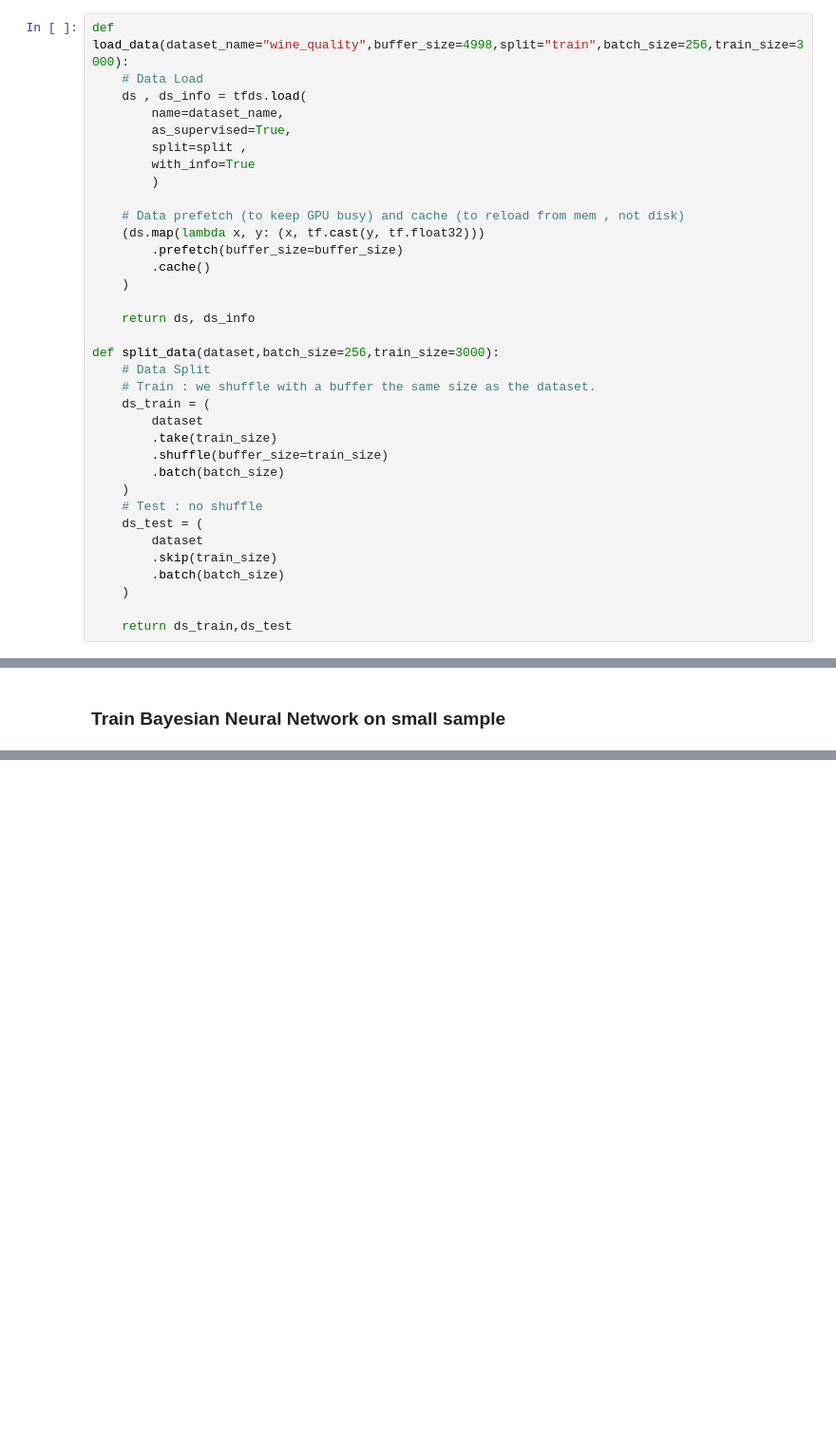
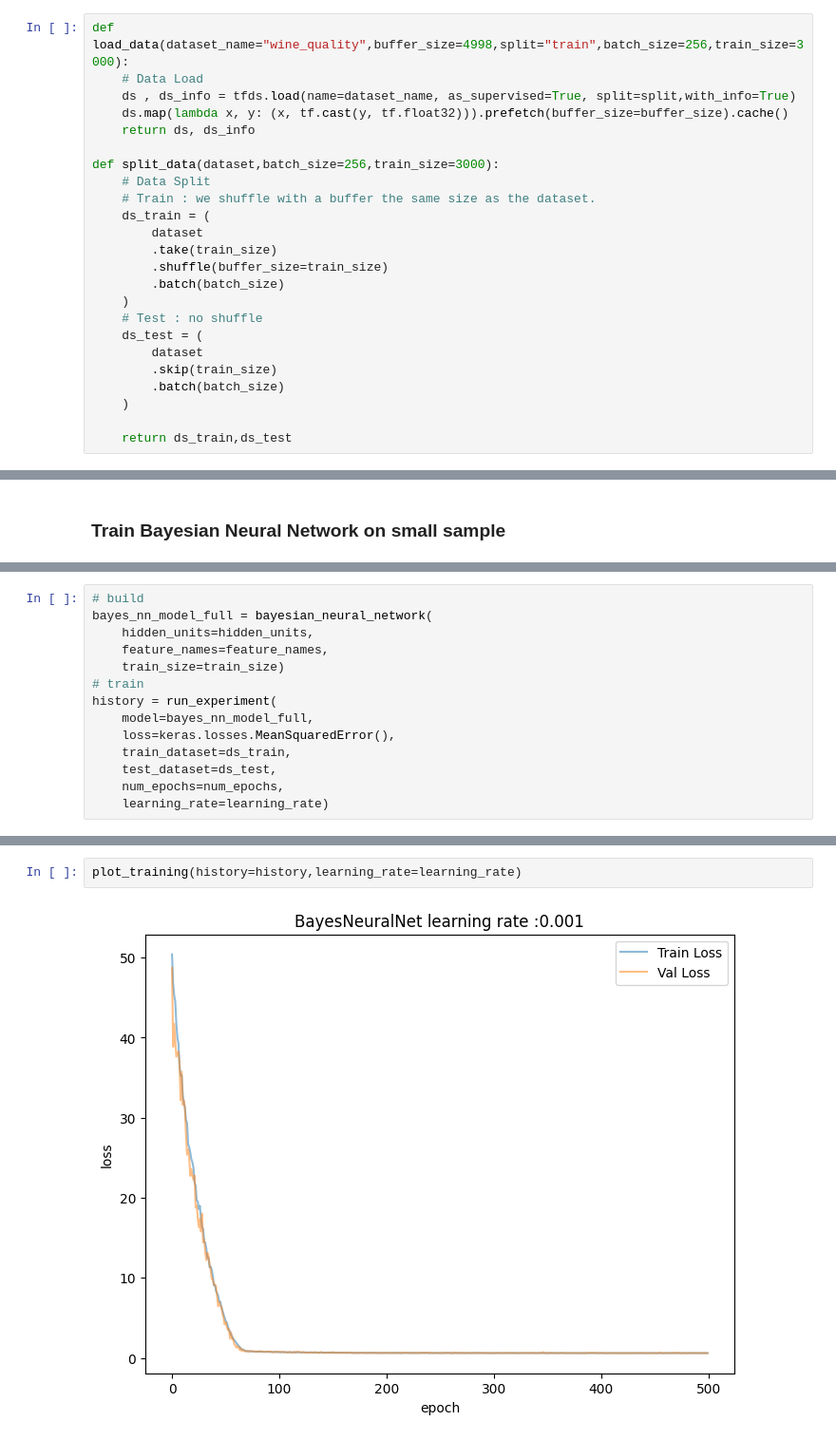
Before and after one commit to asierabreu/bayesian, a Jupyter notebook: notebooks/classification_bnn.ipynb, the cells around one changed output, grey strips where cells are left out. Shown: that part at 95% size. Cells and saved outputs as stored; diff of their text form; blank space fills up the shorter version.

```diff
--- a/notebooks/classification_bnn.ipynb
+++ b/notebooks/classification_bnn.ipynb
@@ -44,19 +38,8 @@ To enable the following instructions: AVX2 AVX512F FMA, in other operations, reb
 # %%
 def load_data(dataset_name="wine_quality",buffer_size=4998,split="train",batch_size=256,train_size=3000):
     # Data Load
-    ds , ds_info = tfds.load(
-        name=dataset_name,
-        as_supervised=True,
-        split=split ,
-        with_info=True
-        )
-
-    # Data prefetch (to keep GPU busy) and cache (to reload from mem , not disk)
-    (ds.map(lambda x, y: (x, tf.cast(y, tf.float32)))
-        .prefetch(buffer_size=buffer_size)
-        .cache()
-    )
-
+    ds , ds_info = tfds.load(name=dataset_name, as_supervised=True, split=split,with_info=True)
+    ds.map(lambda x, y: (x, tf.cast(y, tf.float32))).prefetch(buffer_size=buffer_size).cache()
     return ds, ds_info
 
 def split_data(dataset,batch_size=256,train_size=3000):
@@ -540,0 +507,14 @@ print(predictions[0])
+# %%
+# build
+bayes_nn_model_full = bayesian_neural_network(
+    hidden_units=hidden_units,
+    feature_names=feature_names,
+    train_size=train_size)
+# train
+history = run_experiment(
+    model=bayes_nn_model_full,
+    loss=keras.losses.MeanSquaredError(),
+    train_dataset=ds_train,
+    test_dataset=ds_test,
+    num_epochs=num_epochs,
+    learning_rate=learning_rate)
@@ -540,0 +539,4 @@ print(predictions[0])
+# %%
+plot_training(history=history,learning_rate=learning_rate)
+# %% [output]
+[figure, added]
```
Also changed, not shown: parts of 18 cells of this notebook.
